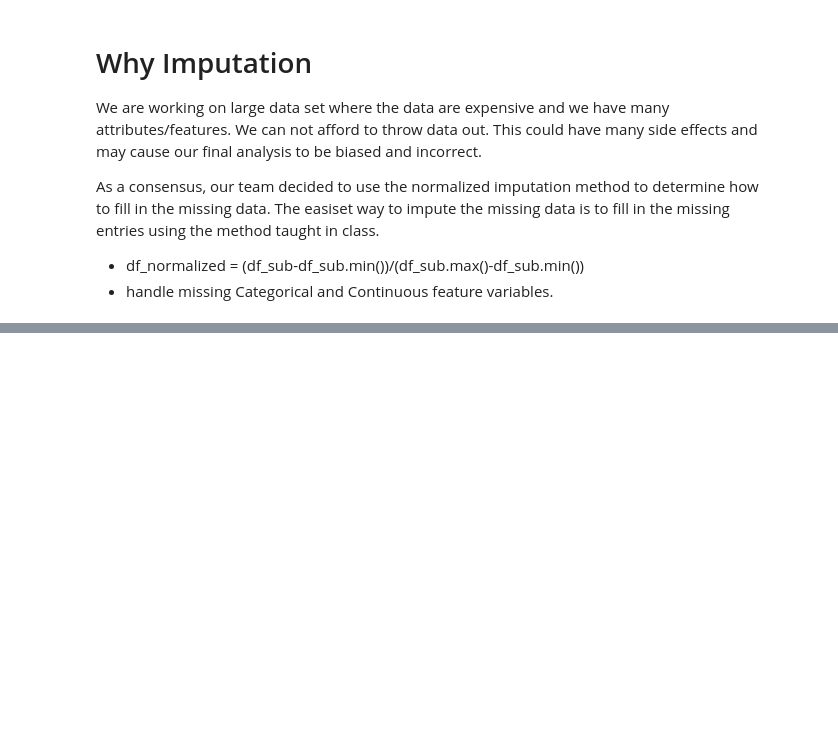
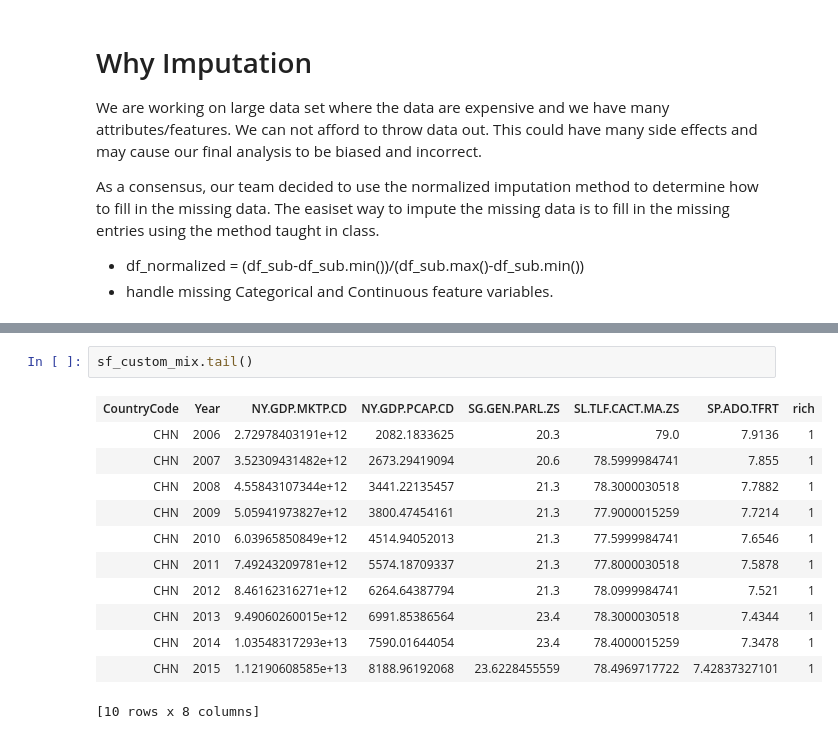
Before and after one commit to sanjayj/SMUMSDS2016, a Jupyter notebook: WDI Exploratory Data Analysis - Rev9.ipynb, the cells around one changed output, grey strips where cells are left out. Saved outputs shown, nothing was run; the diff lists cells and outputs as text; blank space fills up the shorter version.

```diff
--- a/WDI Exploratory Data Analysis - Rev9.ipynb
+++ b/WDI Exploratory Data Analysis - Rev9.ipynb
@@ -1975,0 +2056,15 @@ As a consensus, our team decided to use the normalized imputation method to dete
+# %%
+sf_custom_mix.tail()
+# %% [output]
+| CountryCode | Year | NY.GDP.MKTP.CD | NY.GDP.PCAP.CD | SG.GEN.PARL.ZS | SL.TLF.CACT.MA.ZS | SP.ADO.TFRT | rich |
+| CHN | 2006 | 2.72978403191e+12 | 2082.1833625 | 20.3 | 79.0 | 7.9136 | 1 |
+| CHN | 2007 | 3.52309431482e+12 | 2673.29419094 | 20.6 | 78.5999984741 | 7.855 | 1 |
+| CHN | 2008 | 4.55843107344e+12 | 3441.22135457 | 21.3 | 78.3000030518 | 7.7882 | 1 |
+| CHN | 2009 | 5.05941973827e+12 | 3800.47454161 | 21.3 | 77.9000015259 | 7.7214 | 1 |
+| CHN | 2010 | 6.03965850849e+12 | 4514.94052013 | 21.3 | 77.5999984741 | 7.6546 | 1 |
+| CHN | 2011 | 7.49243209781e+12 | 5574.18709337 | 21.3 | 77.8000030518 | 7.5878 | 1 |
+| CHN | 2012 | 8.46162316271e+12 | 6264.64387794 | 21.3 | 78.0999984741 | 7.521 | 1 |
+| CHN | 2013 | 9.49060260015e+12 | 6991.85386564 | 23.4 | 78.3000030518 | 7.4344 | 1 |
+| CHN | 2014 | 1.03548317293e+13 | 7590.01644054 | 23.4 | 78.4000015259 | 7.3478 | 1 |
+| CHN | 2015 | 1.12190608585e+13 | 8188.96192068 | 23.6228455559 | 78.4969717722 | 7.42837327101 | 1 |
+[10 rows x 8 columns]
```
Also changed, not shown: parts of 22 cells of this notebook.
